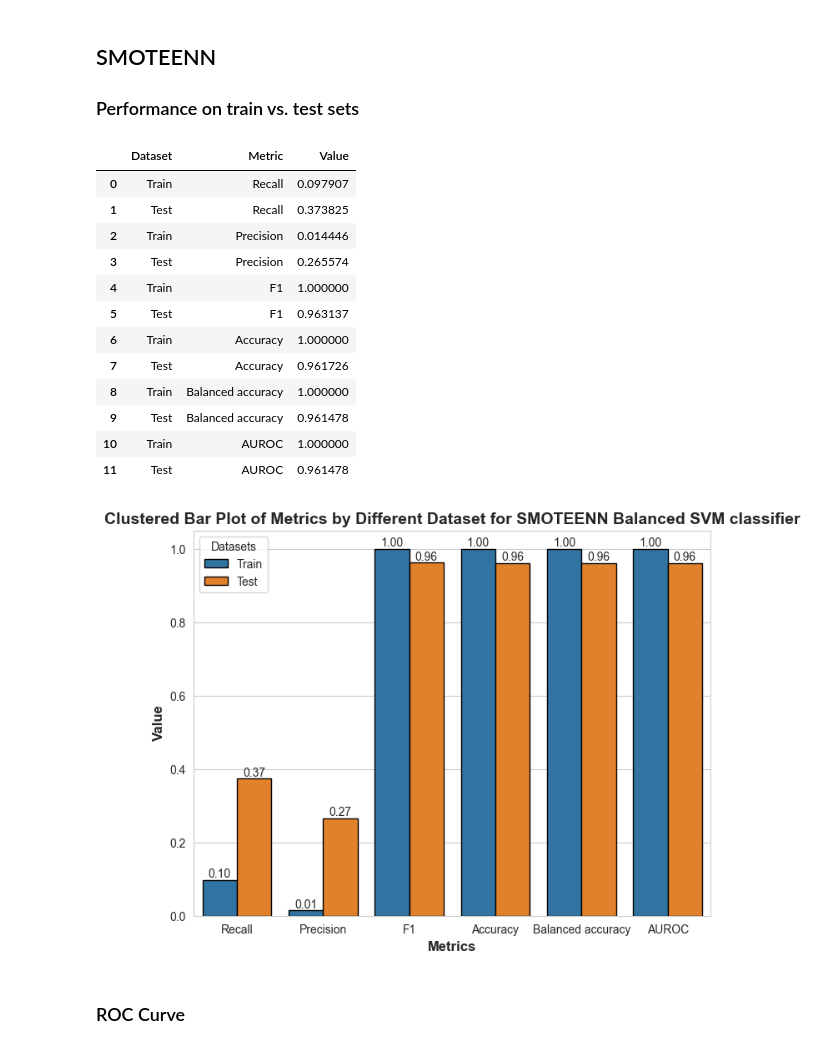
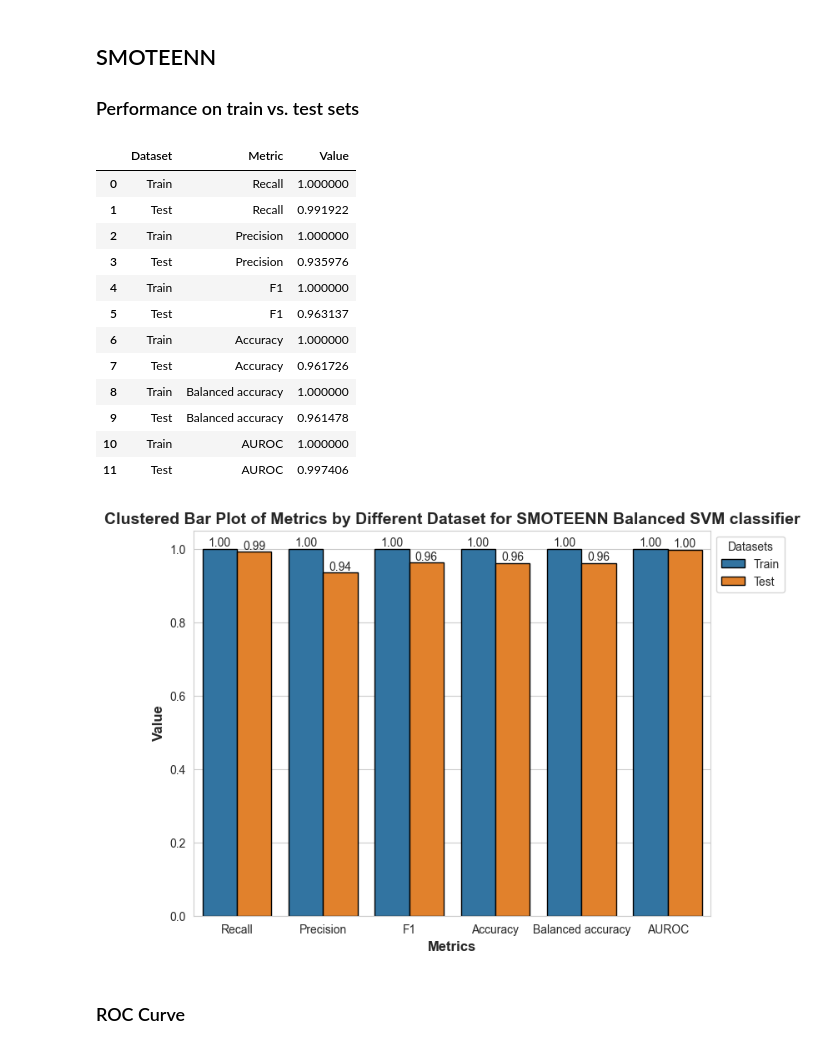
Before and after one commit to junqilu/BBBPrediction, a Jupyter notebook: baseline_models_evaluation.ipynb, the cells around one changed output. Cells and saved outputs as stored; diff of their text form; code cells hidden in the pictures.

Commit message:
Fixed the recall & precision list for making the plots

```diff
--- a/baseline_models_evaluation.ipynb
+++ b/baseline_models_evaluation.ipynb
@@ -210,8 +210,9 @@ smoteenn_y_train = load_pickle(
 ## Centroid
 ### Performance on train vs. test sets
 # %%
+positive_label_index = 0
 recall_list = []
-precision_list = []
+precision_list =[]
 f1_list = []
 accuracy_list = []
 balanced_accuracy_list = []
@@ -230,9 +231,12 @@ for data_X, data_y in [[centroid_X_train, centroid_y_train],
     accuracy = accuracy_score(np.copy(data_y_numeric), y_predict_numeric)
     balanced_accuracy = balanced_accuracy_score(np.copy(data_y_numeric),
                                                 y_predict_numeric)
-    auroc = roc_auc_score(np.copy(data_y_numeric),
-                          y_predict_numeric)  #!!!!Need to figure
-    # out how to do this
+
+    y_proba = centroid_svm.predict_proba(data_X)[:,
+              positive_label_index]
+    fpr, tpr, _ = roc_curve(data_y, y_proba,
+                            pos_label='BBB+')
+    auroc = auc(fpr, tpr)
 
     recall_list.append(recall)
     precision_list.append(precision)
@@ -244,8 +248,8 @@ for data_X, data_y in [[centroid_X_train, centroid_y_train],
 performance_df = pd.DataFrame(
     {
         'Dataset': ['Train', 'Test'],
-        'Recall': mae_list,
-        'Precision': mse_list,
+        'Recall': recall_list,
+        'Precision': precision_list,
         'F1': f1_list,
         'Accuracy': accuracy_list,
         'Balanced accuracy': balanced_accuracy_list,
@@ -360,8 +364,8 @@ plt.show()
 ## SMOTEENN
 ### Performance on train vs. test sets
 # %%
-recall_list = []
-precision_list = []
+recall_list=[]
+precision_list=[]
 f1_list = []
 accuracy_list = []
 balanced_accuracy_list = []
@@ -380,9 +384,13 @@ for data_X, data_y in [[smoteenn_X_train, smoteenn_y_train],
     accuracy = accuracy_score(np.copy(data_y_numeric), y_predict_numeric)
     balanced_accuracy = balanced_accuracy_score(np.copy(data_y_numeric),
                                                 y_predict_numeric)
-    auroc = roc_auc_score(np.copy(data_y_numeric),
-                          y_predict_numeric)  #!!!!Need to figure
-    # out how to do this
+
+    y_proba = smoteenn_svm.predict_proba(data_X)[:,
+              positive_label_index]
+    fpr, tpr, _ = roc_curve(data_y, y_proba,
+                            pos_label='BBB+')
+    auroc = auc(fpr, tpr)
+
 
     recall_list.append(recall)
     precision_list.append(precision)
@@ -394,8 +402,8 @@ for data_X, data_y in [[smoteenn_X_train, smoteenn_y_train],
 performance_df = pd.DataFrame(
     {
         'Dataset': ['Train', 'Test'],
-        'Recall': mae_list,
-        'Precision': mse_list,
+        'Recall': recall_list,
+        'Precision': precision_list,
         'F1': f1_list,
         'Accuracy': accuracy_list,
         'Balanced accuracy': balanced_accuracy_list,
@@ -409,10 +417,10 @@ performance_df_melted = performance_df.melt(id_vars='Dataset',
 performance_df_melted
 # %% [output]
 |  | Dataset | Metric | Value |
-| 0 | Train | Recall | 0.097907 |
-| 1 | Test | Recall | 0.373825 |
-| 2 | Train | Precision | 0.014446 |
-| 3 | Test | Precision | 0.265574 |
+| 0 | Train | Recall | 1.000000 |
+| 1 | Test | Recall | 0.991922 |
+| 2 | Train | Precision | 1.000000 |
+| 3 | Test | Precision | 0.935976 |
 | 4 | Train | F1 | 1.000000 |
 | 5 | Test | F1 | 0.963137 |
 | 6 | Train | Accuracy | 1.000000 |
@@ -420,37 +428,37 @@ performance_df_melted
 | 8 | Train | Balanced accuracy | 1.000000 |
 | 9 | Test | Balanced accuracy | 0.961478 |
 | 10 | Train | AUROC | 1.000000 |
-| 11 | Test | AUROC | 0.961478 |
+| 11 | Test | AUROC | 0.997406 |
 # %%
 fig, ax = plt.subplots(figsize=(8, 6))
 
 ax = sns.barplot(data=performance_df_melted, x='Metric', y='Value',
                  hue='Dataset',
                  edgecolor='black')
 
 for container in ax.containers:
     ax.bar_label(
         container,
         fmt='%.2f'  #Round the data label to the 2 decimal places
     )
 
 plt.xlabel('Metrics', weight='bold', fontsize=12)
 plt.ylabel('Value', weight='bold', fontsize=12)
 plt.title(
     'Clustered Bar Plot of Metrics by Different Dataset for SMOTEENN Balanced SVM '
     'classifier',
     weight='bold', fontsize=14)
-plt.legend(title='Datasets')
+plt.legend(title='Datasets', loc='upper left', bbox_to_anchor=(1, 1))
 
 plt.savefig(
     r'model_outputs\svm_classifier\SMOTEENN_metrics.png',
     dpi=600,
     bbox_inches='tight'
 )
 
 plt.show()
 # %% [output]
-[figure, old version]
+[figure, new version]
 # %% [markdown]
 ### ROC Curve
 # %%
```
Also changed, not shown: parts of 2 cells of this notebook, 7 other files.
